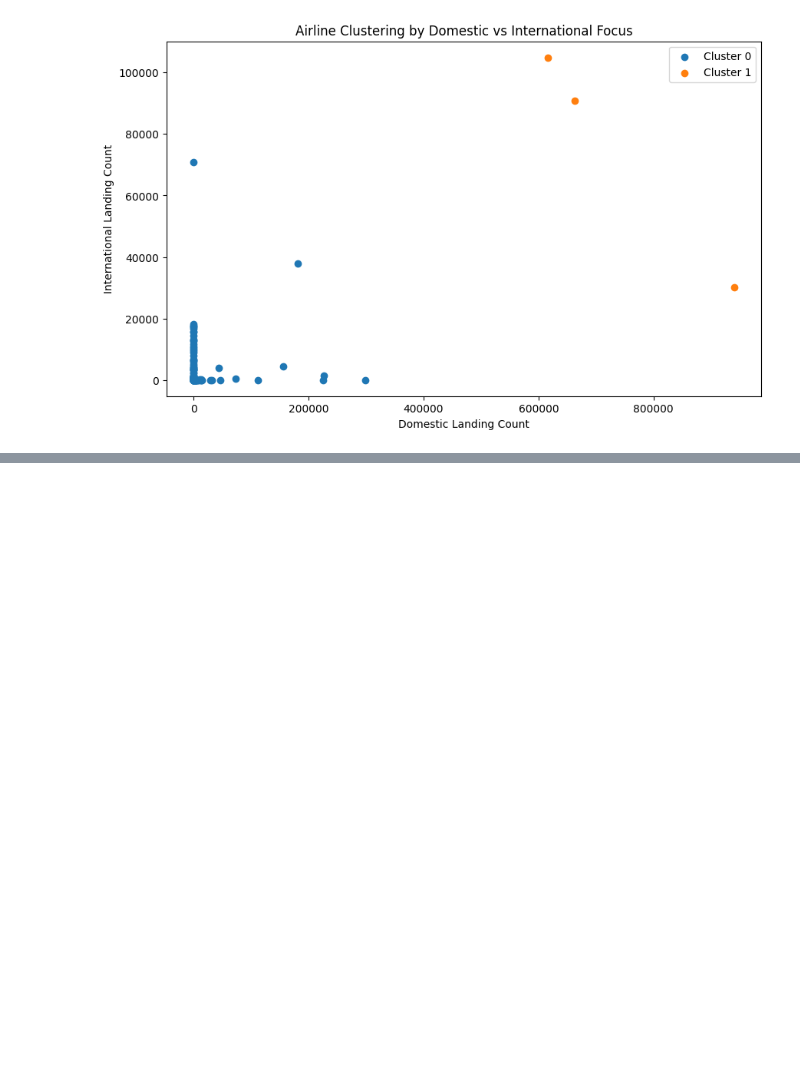
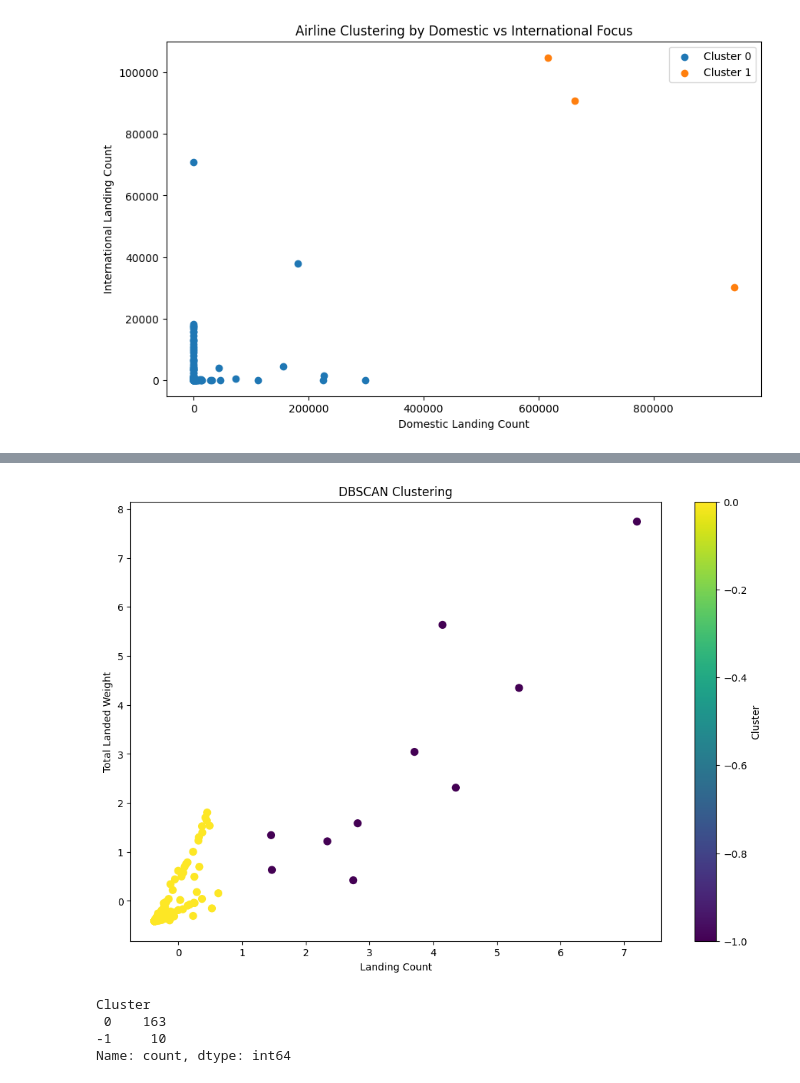
Before and after one commit to the-Shallow/ML-Deep-Learning-Projects, a Jupyter notebook: air-traffic-landings-eda.ipynb, the cells around one changed output, grey strips where cells are left out. Cells and saved outputs as stored; diff of their text form; code cells hidden in the pictures; blank space fills up the shorter version.

```diff
--- a/air-traffic-landings-eda.ipynb
+++ b/air-traffic-landings-eda.ipynb
@@ -755,0 +828,23 @@ Cluster
+# %%
+dbscan = DBSCAN(eps=0.5,min_samples=5)
+# data = final_data[['Landing Count','Total Landed Weight']]
+dbscan_labels = dbscan.fit_predict(final_data[['Landing Count','Total Landed Weight']])
+
+aggregated_data['Cluster'] = dbscan_labels
+
+plt.figure(figsize=(12,8))
+plt.scatter(final_data['Landing Count'],final_data['Total Landed Weight'],c=dbscan_labels,cmap='viridis',s=50)
+plt.title('DBSCAN Clustering')
+plt.xlabel('Landing Count')
+plt.ylabel('Total Landed Weight')
+plt.colorbar(label='Cluster')
+plt.show()
+# %% [output]
+[figure, added]
+# %%
+print(aggregated_data['Cluster'].value_counts())
+# %% [output]
+Cluster
+ 0    163
+-1     10
+Name: count, dtype: int64
```
Also changed, not shown: parts of 10 cells of this notebook.
